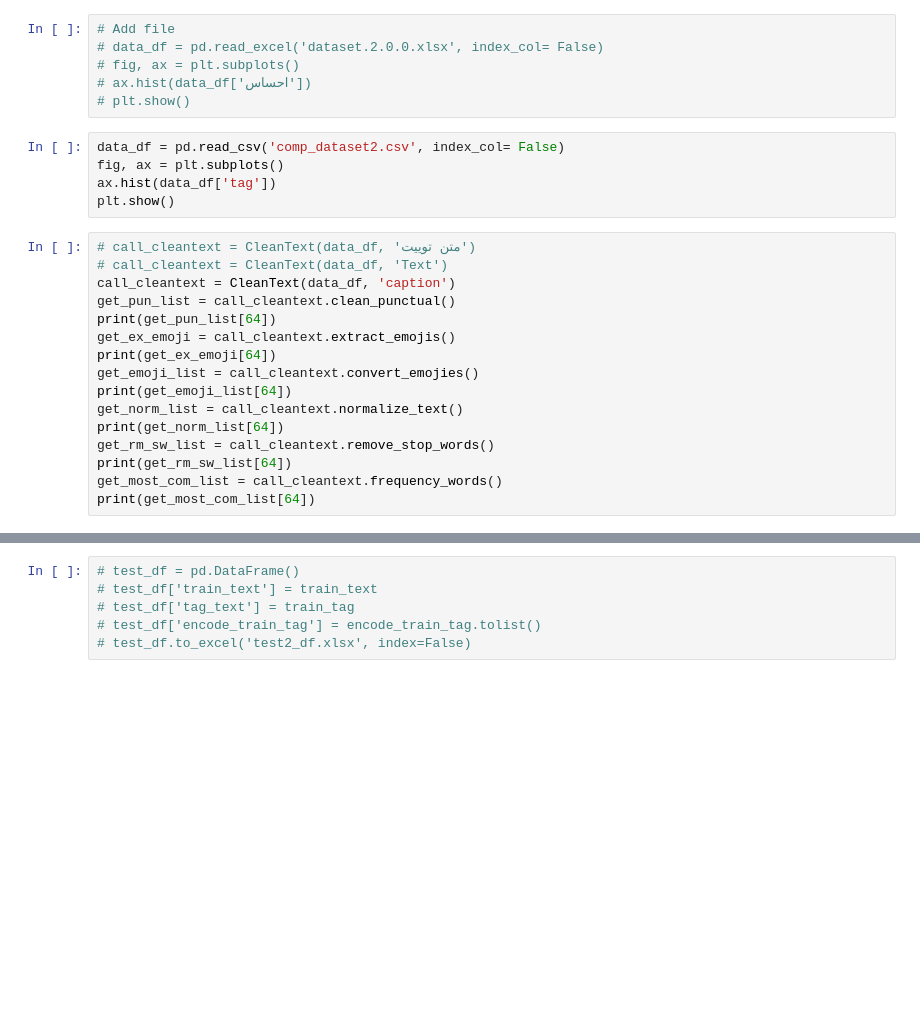
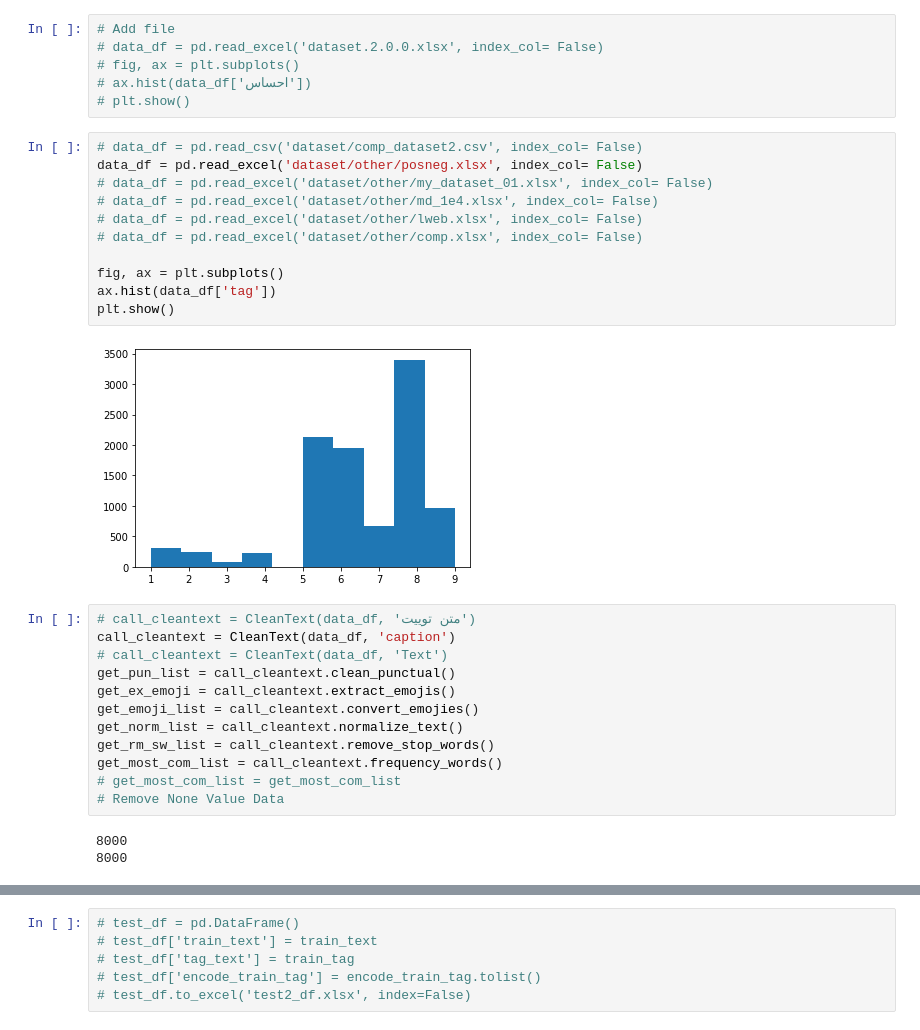
Before and after one commit to EhnNoz/CBi_Sentiment_Analysis, a Jupyter notebook: CNN_LSTM(Bidir)_Algorithm_V02.ipynb, the cells around one changed output, grey strips where cells are left out. Drawn from its saved outputs; the diff is of its cells as text; blank space fills up the shorter version.

```diff
--- a/CNN_LSTM(Bidir)_Algorithm_V02.ipynb
+++ b/CNN_LSTM(Bidir)_Algorithm_V02.ipynb
@@ -84,26 +84,33 @@ class EncodeText:
 # fig, ax = plt.subplots()
 # ax.hist(data_df['احساس'])
 # plt.show()
-# %%
-data_df = pd.read_csv('comp_dataset2.csv', index_col= False)
-fig, ax = plt.subplots()
-ax.hist(data_df['tag'])
-plt.show()
+# %%
+# data_df = pd.read_csv('dataset/comp_dataset2.csv', index_col= False)
+data_df = pd.read_excel('dataset/other/posneg.xlsx', index_col= False)
+# data_df = pd.read_excel('dataset/other/my_dataset_01.xlsx', index_col= False)
+# data_df = pd.read_excel('dataset/other/md_1e4.xlsx', index_col= False)
+# data_df = pd.read_excel('dataset/other/lweb.xlsx', index_col= False)
+# data_df = pd.read_excel('dataset/other/comp.xlsx', index_col= False)
+
+fig, ax = plt.subplots()
+ax.hist(data_df['tag'])
+plt.show()
+# %% [output]
+[figure, added]
 # %%
 # call_cleantext = CleanText(data_df, 'متن توییت')
+call_cleantext = CleanText(data_df, 'caption')
 # call_cleantext = CleanText(data_df, 'Text')
-call_cleantext = CleanText(data_df, 'caption')
 get_pun_list = call_cleantext.clean_punctual()
-print(get_pun_list[64])
 get_ex_emoji = call_cleantext.extract_emojis()
-print(get_ex_emoji[64])
 get_emoji_list = call_cleantext.convert_emojies()
-print(get_emoji_list[64])
 get_norm_list = call_cleantext.normalize_text()
-print(get_norm_list[64])
 get_rm_sw_list = call_cleantext.remove_stop_words()
-print(get_rm_sw_list[64])
 get_most_com_list = call_cleantext.frequency_words()
-print(get_most_com_list[64])
+# get_most_com_list = get_most_com_list
+# Remove None Value Data
+# %% [output]
+8000
+8000
 # %%
 get_most_com_list = call_cleantext.frequency_words()
```
Also changed, not shown: parts of 11 cells of this notebook, 2 other files.
